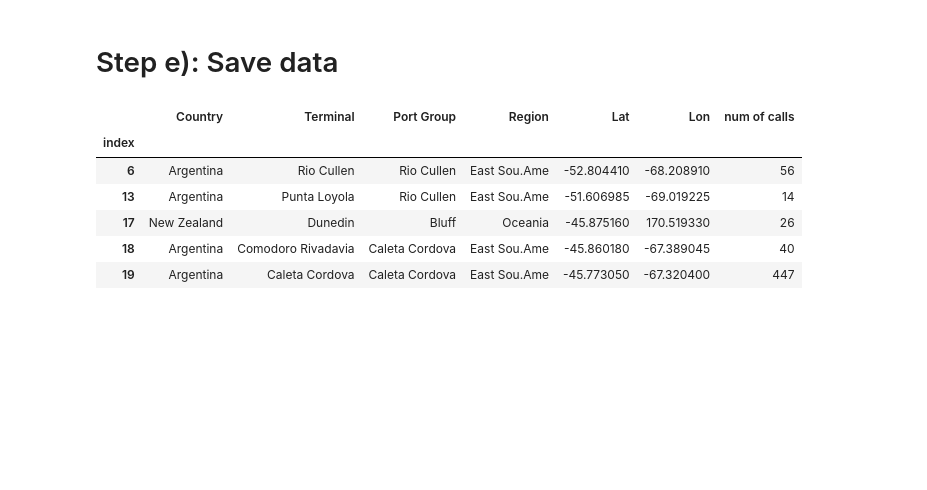
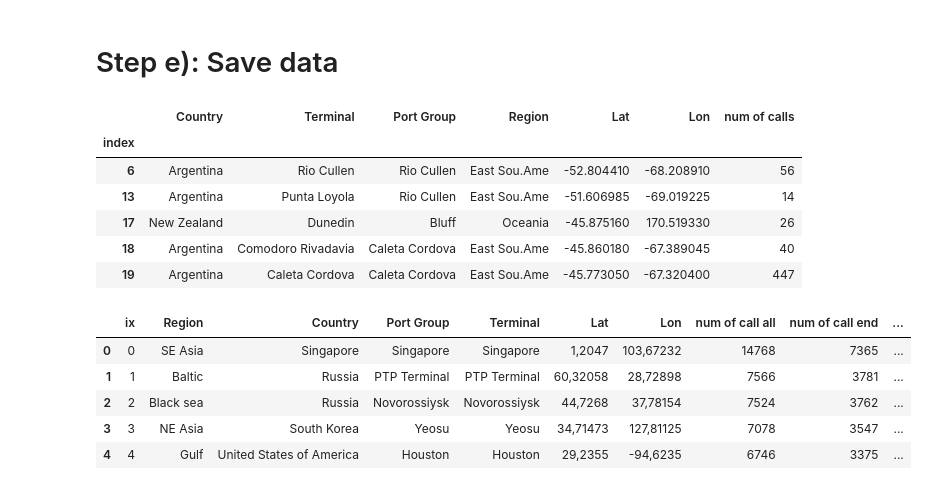
Before and after one commit to jiejie168/ShippingLab_WP1_2_Jie, a Jupyter notebook: journeyPorts_group_display.ipynb, the cells around one changed output. Saved outputs shown, nothing was run; the diff lists cells and outputs as text; code cells hidden in the pictures; blank space fills up the shorter version.

```diff
--- a/journeyPorts_group_display.ipynb
+++ b/journeyPorts_group_display.ipynb
@@ -542,3 +543,16 @@ df_gang.head()
 | 17 | New Zealand | Dunedin | Bluff | Oceania | -45.875160 | 170.519330 | 26 |
 | 18 | Argentina | Comodoro Rivadavia | Caleta Cordova | East Sou.Ame | -45.860180 | -67.389045 | 40 |
 | 19 | Argentina | Caleta Cordova | Caleta Cordova | East Sou.Ame | -45.773050 | -67.320400 | 447 |
+# %%
+# add extra "Region" column to the dataset
+# region grouping is manually made in tableau. It may be updated based on requirement.
+df_region=pd.read_csv("C:/posDoc-SDU-Denmark/SDU_research/shippingLabwp1/ports_regions.csv",sep=';')
+df_region.columns=["ix","Region","Country","Port Group","Terminal","Lat","Lon","num of call all","num of call end","num of call start"]
+df_region.head()
+# %% [output]
+|  | ix | Region | Country | Port Group | Terminal | Lat | Lon | num of call all | num of call end | ... |
+| 0 | 0 | SE Asia | Singapore | Singapore | Singapore | 1,2047 | 103,67232 | 14768 | 7365 | ... |
+| 1 | 1 | Baltic | Russia | PTP Terminal | PTP Terminal | 60,32058 | 28,72898 | 7566 | 3781 | ... |
+| 2 | 2 | Black sea | Russia | Novorossiysk | Novorossiysk | 44,7268 | 37,78154 | 7524 | 3762 | ... |
+| 3 | 3 | NE Asia | South Korea | Yeosu | Yeosu | 34,71473 | 127,81125 | 7078 | 3547 | ... |
+| 4 | 4 | Gulf | United States of America | Houston | Houston | 29,2355 | -94,6235 | 6746 | 3375 | ... |
```
Also changed, not shown: parts of 2 cells of this notebook, 1 other file.
